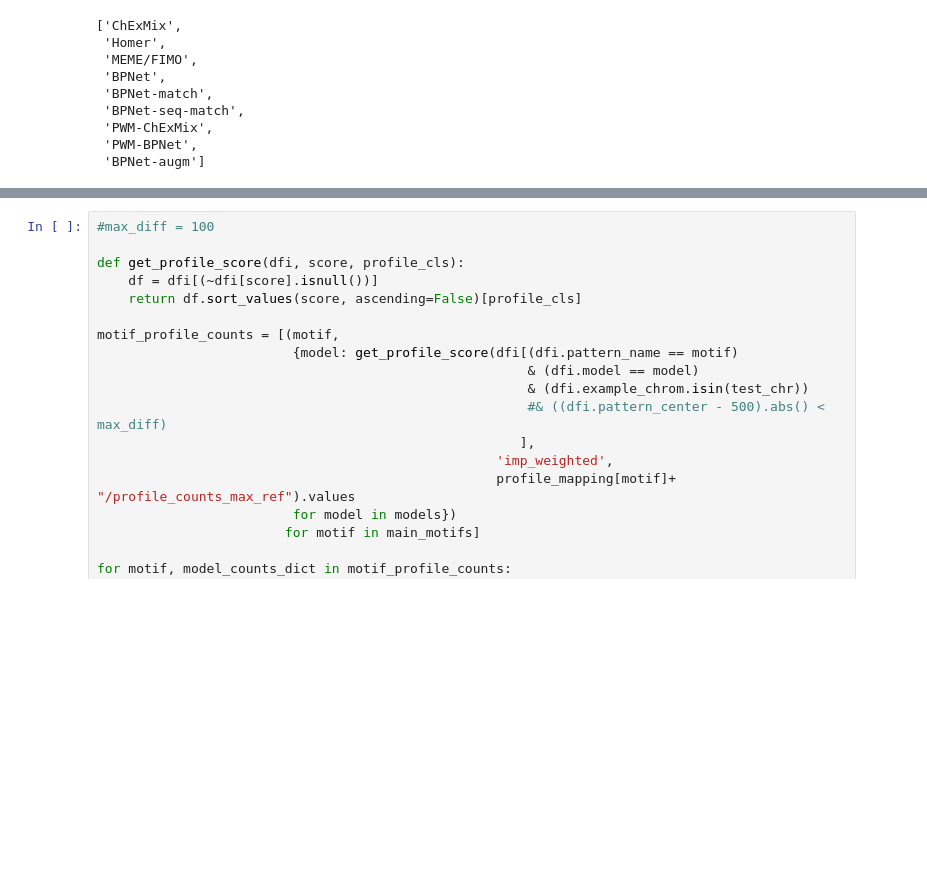
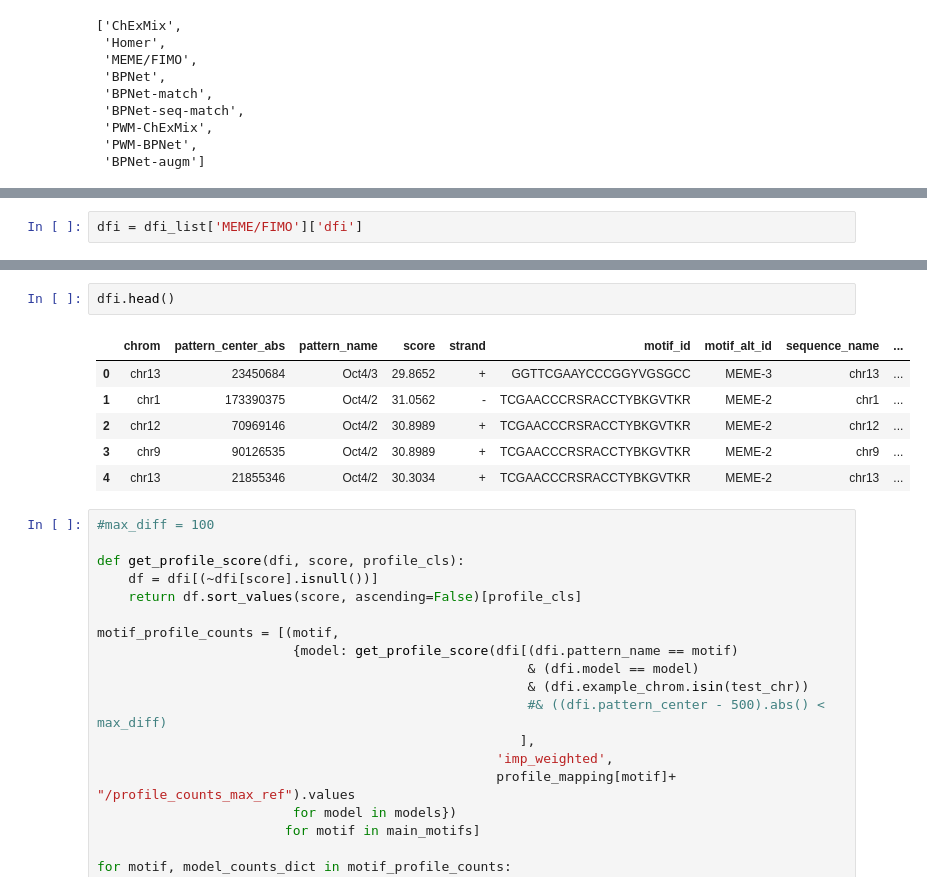
Before and after one commit to kundajelab/bpnet-manuscript, a Jupyter notebook: src/figures/12-method-comparison-binary,chipseq-top.ipynb, the cells around one changed output, grey strips where cells are left out. Cells and saved outputs as stored; diff of their text form; blank space fills up the shorter version.

```diff
--- a/src/figures/12-method-comparison-binary,chipseq-top.ipynb
+++ b/src/figures/12-method-comparison-binary,chipseq-top.ipynb
@@ -198,0 +238,2 @@ list(dfi_list)
+# %%
+dfi = dfi_list['MEME/FIMO']['dfi']
@@ -199,3 +262,12 @@ list(dfi_list)
+# %%
+dfi.head()
+# %% [output]
+|  | chrom | pattern_center_abs | pattern_name | score | strand | motif_id | motif_alt_id | sequence_name | ... |
+| 0 | chr13 | 23450684 | Oct4/3 | 29.8652 | + | GGTTCGAAYCCCGGYVGSGCC | MEME-3 | chr13 | ... |
+| 1 | chr1 | 173390375 | Oct4/2 | 31.0562 | - | TCGAACCCRSRACCTYBKGVTKR | MEME-2 | chr1 | ... |
+| 2 | chr12 | 70969146 | Oct4/2 | 30.8989 | + | TCGAACCCRSRACCTYBKGVTKR | MEME-2 | chr12 | ... |
+| 3 | chr9 | 90126535 | Oct4/2 | 30.8989 | + | TCGAACCCRSRACCTYBKGVTKR | MEME-2 | chr9 | ... |
+| 4 | chr13 | 21855346 | Oct4/2 | 30.3034 | + | TCGAACCCRSRACCTYBKGVTKR | MEME-2 | chr13 | ... |
 # %%
 #max_diff = 100
 
```
Also changed, not shown: parts of 6 cells of this notebook, 8 other files.
